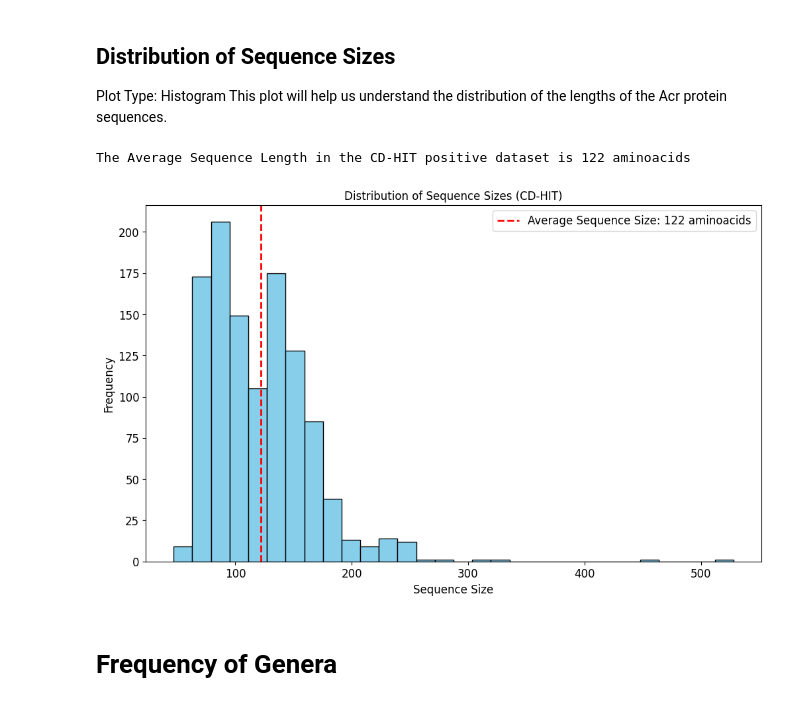
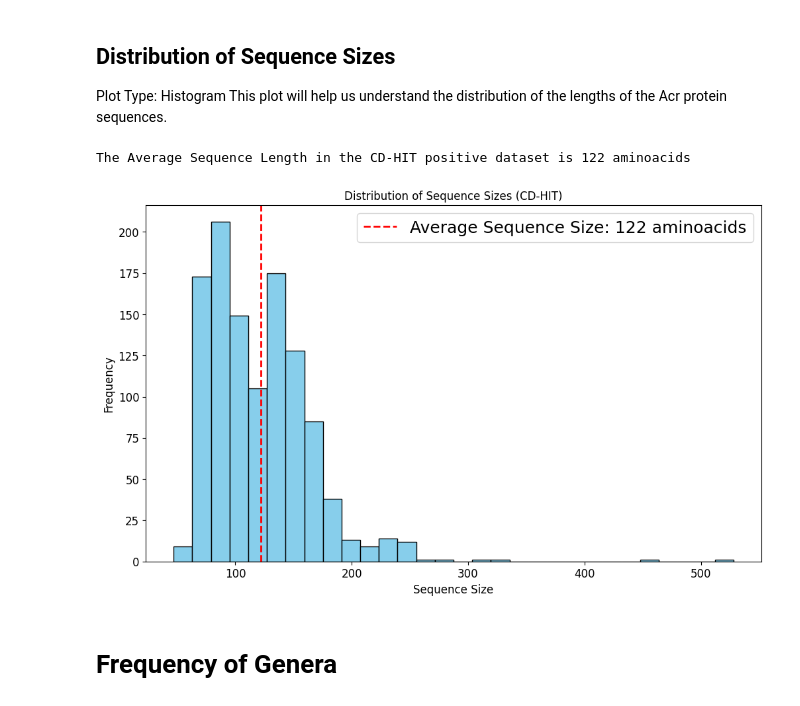
Before and after one commit to ChristianNeitzel/Projeto-Bioinf-PhageAcr, a Jupyter notebook: 3a_code_positive_dataset_cdhit_analysis.ipynb, the cells around one changed output. Cells and saved outputs as stored; diff of their text form; code cells hidden in the pictures.

```diff
--- a/3a_code_positive_dataset_cdhit_analysis.ipynb
+++ b/3a_code_positive_dataset_cdhit_analysis.ipynb
@@ -218,24 +217,24 @@ This plot will help us understand the distribution of the lengths of the Acr pro
 # %%
 # Calculate the mean sequence size
 mean_size = round(df_cdhit['Size'].mean())
 
 # Print the average sequence length
 print(f'The Average Sequence Length in the CD-HIT positive dataset is {mean_size} aminoacids')
 
 # Plotting
 plt.figure(figsize=(12, 7))
 plt.hist(df_cdhit['Size'], bins=30, color='skyblue', edgecolor='black')
 plt.axvline(mean_size, color='red', linestyle='--', linewidth=2, label=f'Average Sequence Size: {mean_size} aminoacids')
 plt.title('Distribution of Sequence Sizes (CD-HIT)', fontsize=12)
 plt.xlabel('Sequence Size', fontsize=12)
 plt.ylabel('Frequency', fontsize=12)
 plt.xticks(fontsize=12)
 plt.yticks(fontsize=12)
-plt.legend(fontsize=12)
+plt.legend(fontsize=18)
 plt.show()
 # %% [output]
 The Average Sequence Length in the CD-HIT positive dataset is 122 aminoacids
-[figure, old version]
+[figure, new version]
 # %% [markdown]
 # Frequency of Genera
 # %%
```
Also changed, not shown: parts of 3 cells of this notebook, 3 other files.
